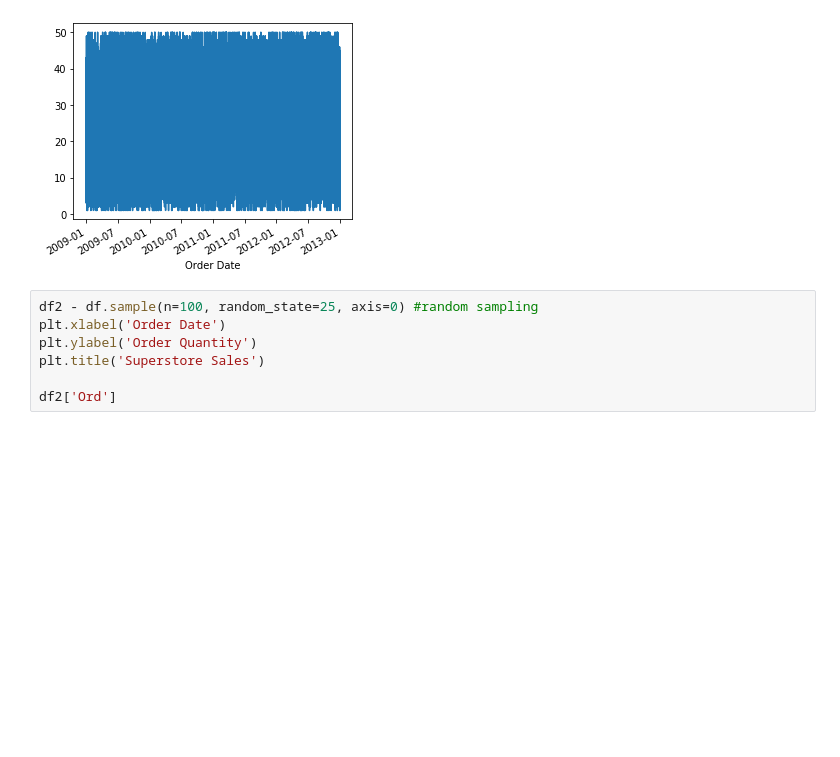
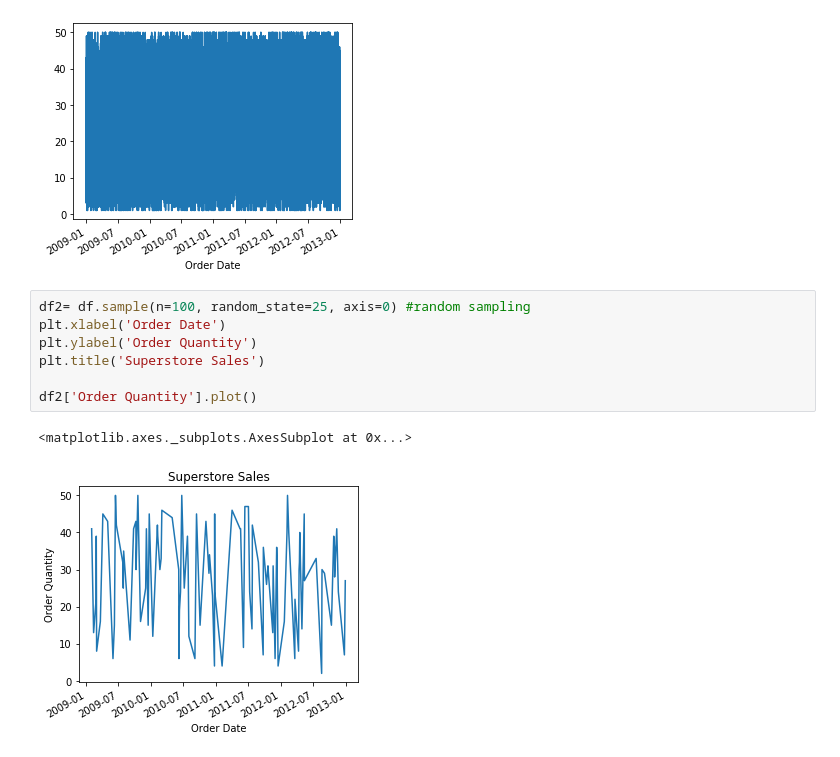
Before and after one commit to pkim3516/matplotlib_basic, a Jupyter notebook: Visualising time series data.ipynb, the cells around one changed output. Cells and saved outputs as stored; diff of their text form; blank space fills up the shorter version.

```diff
--- a/Visualising time series data.ipynb
+++ b/Visualising time series data.ipynb
@@ -35,9 +34,12 @@ df['Order Quantity'].plot()
 <matplotlib.axes._subplots.AxesSubplot at 0x...>
 [figure]
 # %%
-df2 - df.sample(n=100, random_state=25, axis=0) #random sampling
+df2= df.sample(n=100, random_state=25, axis=0) #random sampling
 plt.xlabel('Order Date')
 plt.ylabel('Order Quantity')
 plt.title('Superstore Sales')
 
-df2['Ord']
+df2['Order Quantity'].plot()
+# %% [output]
+<matplotlib.axes._subplots.AxesSubplot at 0x...>
+[figure, added]
```
Also changed, not shown: parts of 2 cells of this notebook, 1 other file.
